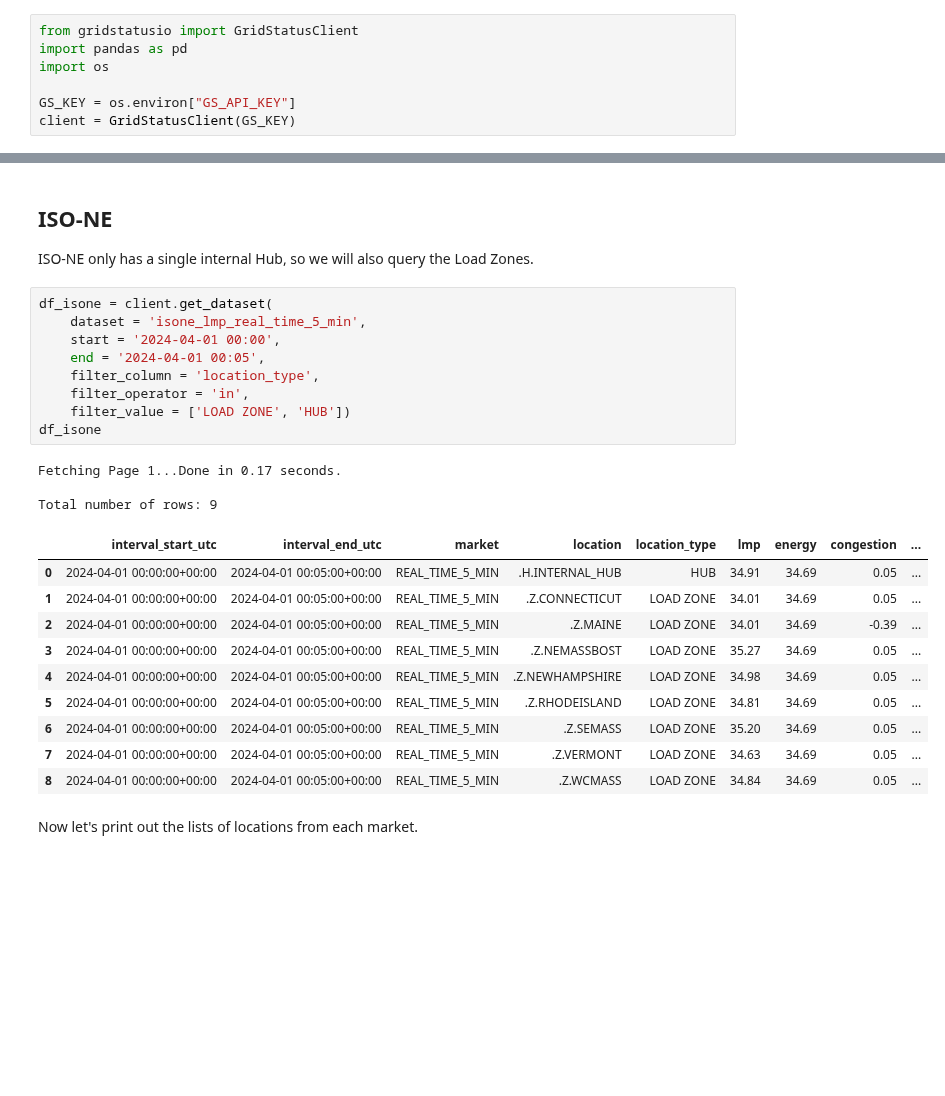
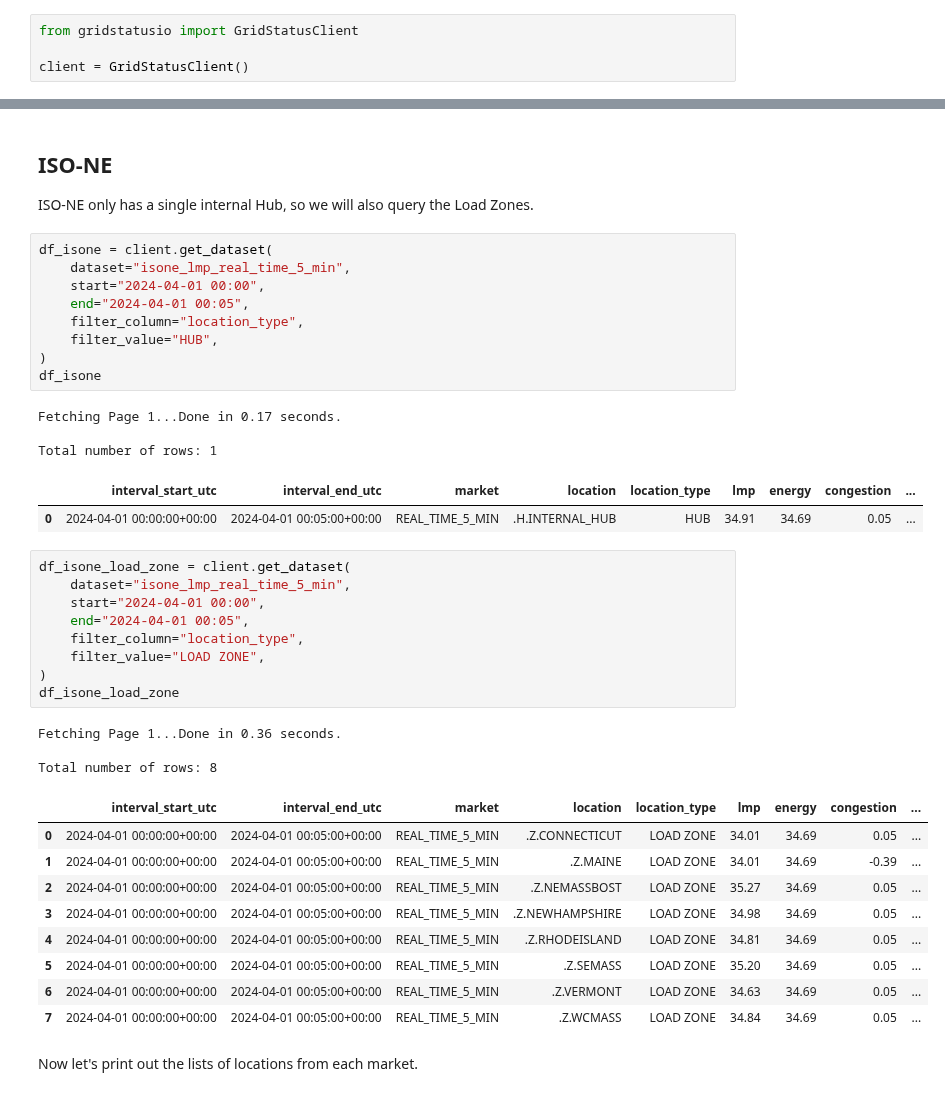
Before and after one commit to gridstatus/gridstatusio, a Jupyter notebook: Examples/ISO Hubs.ipynb, the cells around one changed output, grey strips where cells are left out. Drawn from its saved outputs; the diff is of its cells as text; blank space fills up the shorter version.

```diff
--- a/Examples/ISO Hubs.ipynb
+++ b/Examples/ISO Hubs.ipynb
@@ -4,11 +4,8 @@
 Figuring out how to find Hubs or Zones and then query those location names are common first tasks when working with LMP data. This notebook shows some basic queries to help users of the gridstatusio API determine the correct location_type filters to use in order to get the correct locations.
 # %%
 from gridstatusio import GridStatusClient
-import pandas as pd
-import os
 
-GS_KEY = os.environ["GS_API_KEY"]
-client = GridStatusClient(GS_KEY)
+client = GridStatusClient()
 # %% [markdown]
 ## SPP
 
@@ -160,27 +209,41 @@ Total number of rows: 15
 ISO-NE only has a single internal Hub, so we will also query the Load Zones.
 # %%
 df_isone = client.get_dataset(
-    dataset = 'isone_lmp_real_time_5_min',
-    start = '2024-04-01 00:00',
-    end = '2024-04-01 00:05',
-    filter_column = 'location_type',
-    filter_operator = 'in',
-    filter_value = ['LOAD ZONE', 'HUB'])
+    dataset="isone_lmp_real_time_5_min",
+    start="2024-04-01 00:00",
+    end="2024-04-01 00:05",
+    filter_column="location_type",
+    filter_value="HUB",
+)
 df_isone
 # %% [output]
 Fetching Page 1...Done in 0.17 seconds.
 
-Total number of rows: 9
+Total number of rows: 1
 |  | interval_start_utc | interval_end_utc | market | location | location_type | lmp | energy | congestion | ... |
 | 0 | 2024-04-01 00:00:00+00:00 | 2024-04-01 00:05:00+00:00 | REAL_TIME_5_MIN | .H.INTERNAL_HUB | HUB | 34.91 | 34.69 | 0.05 | ... |
-| 1 | 2024-04-01 00:00:00+00:00 | 2024-04-01 00:05:00+00:00 | REAL_TIME_5_MIN | .Z.CONNECTICUT | LOAD ZONE | 34.01 | 34.69 | 0.05 | ... |
-| 2 | 2024-04-01 00:00:00+00:00 | 2024-04-01 00:05:00+00:00 | REAL_TIME_5_MIN | .Z.MAINE | LOAD ZONE | 34.01 | 34.69 | -0.39 | ... |
-| 3 | 2024-04-01 00:00:00+00:00 | 2024-04-01 00:05:00+00:00 | REAL_TIME_5_MIN | .Z.NEMASSBOST | LOAD ZONE | 35.27 | 34.69 | 0.05 | ... |
-| 4 | 2024-04-01 00:00:00+00:00 | 2024-04-01 00:05:00+00:00 | REAL_TIME_5_MIN | .Z.NEWHAMPSHIRE | LOAD ZONE | 34.98 | 34.69 | 0.05 | ... |
-| 5 | 2024-04-01 00:00:00+00:00 | 2024-04-01 00:05:00+00:00 | REAL_TIME_5_MIN | .Z.RHODEISLAND | LOAD ZONE | 34.81 | 34.69 | 0.05 | ... |
-| 6 | 2024-04-01 00:00:00+00:00 | 2024-04-01 00:05:00+00:00 | REAL_TIME_5_MIN | .Z.SEMASS | LOAD ZONE | 35.20 | 34.69 | 0.05 | ... |
-| 7 | 2024-04-01 00:00:00+00:00 | 2024-04-01 00:05:00+00:00 | REAL_TIME_5_MIN | .Z.VERMONT | LOAD ZONE | 34.63 | 34.69 | 0.05 | ... |
-| 8 | 2024-04-01 00:00:00+00:00 | 2024-04-01 00:05:00+00:00 | REAL_TIME_5_MIN | .Z.WCMASS | LOAD ZONE | 34.84 | 34.69 | 0.05 | ... |
+# %%
+df_isone_load_zone = client.get_dataset(
+    dataset="isone_lmp_real_time_5_min",
+    start="2024-04-01 00:00",
+    end="2024-04-01 00:05",
+    filter_column="location_type",
+    filter_value="LOAD ZONE",
+)
+df_isone_load_zone
+# %% [output]
+Fetching Page 1...Done in 0.36 seconds.
+
+Total number of rows: 8
+|  | interval_start_utc | interval_end_utc | market | location | location_type | lmp | energy | congestion | ... |
+| 0 | 2024-04-01 00:00:00+00:00 | 2024-04-01 00:05:00+00:00 | REAL_TIME_5_MIN | .Z.CONNECTICUT | LOAD ZONE | 34.01 | 34.69 | 0.05 | ... |
+| 1 | 2024-04-01 00:00:00+00:00 | 2024-04-01 00:05:00+00:00 | REAL_TIME_5_MIN | .Z.MAINE | LOAD ZONE | 34.01 | 34.69 | -0.39 | ... |
+| 2 | 2024-04-01 00:00:00+00:00 | 2024-04-01 00:05:00+00:00 | REAL_TIME_5_MIN | .Z.NEMASSBOST | LOAD ZONE | 35.27 | 34.69 | 0.05 | ... |
+| 3 | 2024-04-01 00:00:00+00:00 | 2024-04-01 00:05:00+00:00 | REAL_TIME_5_MIN | .Z.NEWHAMPSHIRE | LOAD ZONE | 34.98 | 34.69 | 0.05 | ... |
+| 4 | 2024-04-01 00:00:00+00:00 | 2024-04-01 00:05:00+00:00 | REAL_TIME_5_MIN | .Z.RHODEISLAND | LOAD ZONE | 34.81 | 34.69 | 0.05 | ... |
+| 5 | 2024-04-01 00:00:00+00:00 | 2024-04-01 00:05:00+00:00 | REAL_TIME_5_MIN | .Z.SEMASS | LOAD ZONE | 35.20 | 34.69 | 0.05 | ... |
+| 6 | 2024-04-01 00:00:00+00:00 | 2024-04-01 00:05:00+00:00 | REAL_TIME_5_MIN | .Z.VERMONT | LOAD ZONE | 34.63 | 34.69 | 0.05 | ... |
+| 7 | 2024-04-01 00:00:00+00:00 | 2024-04-01 00:05:00+00:00 | REAL_TIME_5_MIN | .Z.WCMASS | LOAD ZONE | 34.84 | 34.69 | 0.05 | ... |
 # %% [markdown]
 Now let's print out the lists of locations from each market.
 # %%
```
Also changed, not shown: parts of 13 cells of this notebook, 1 other file.
